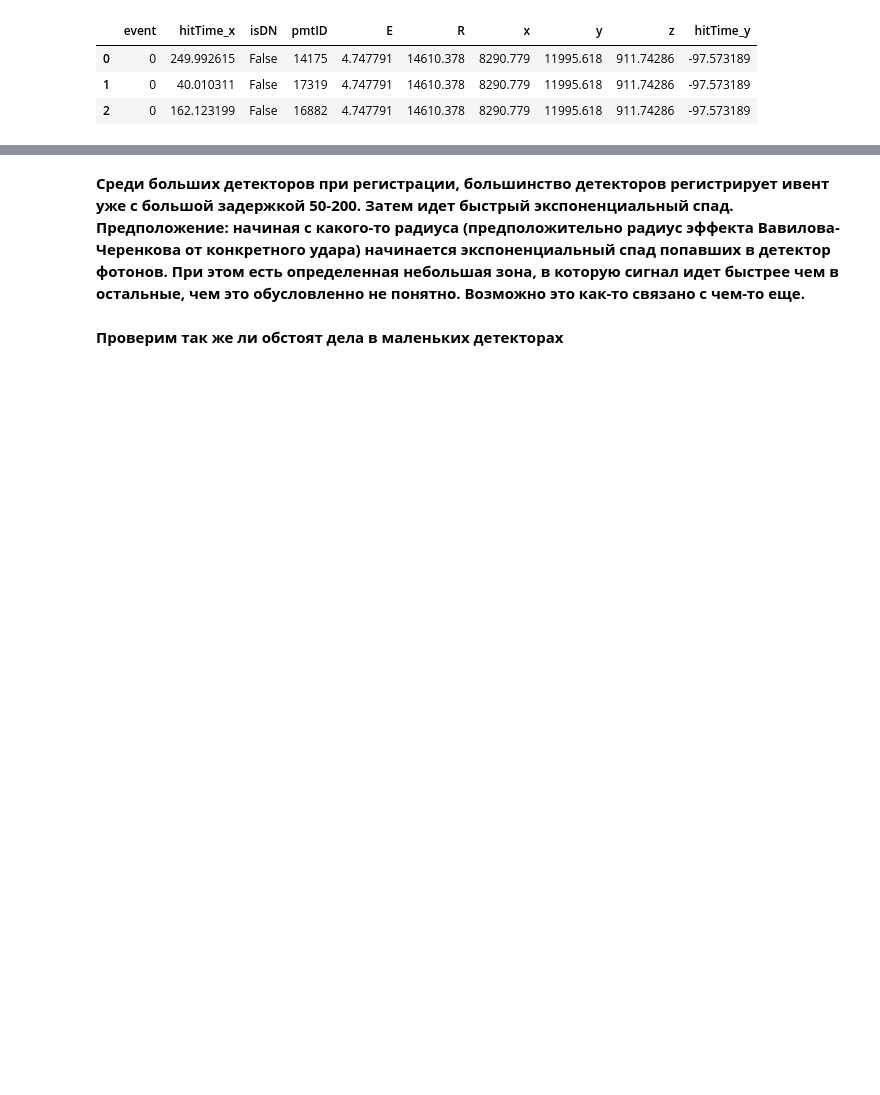
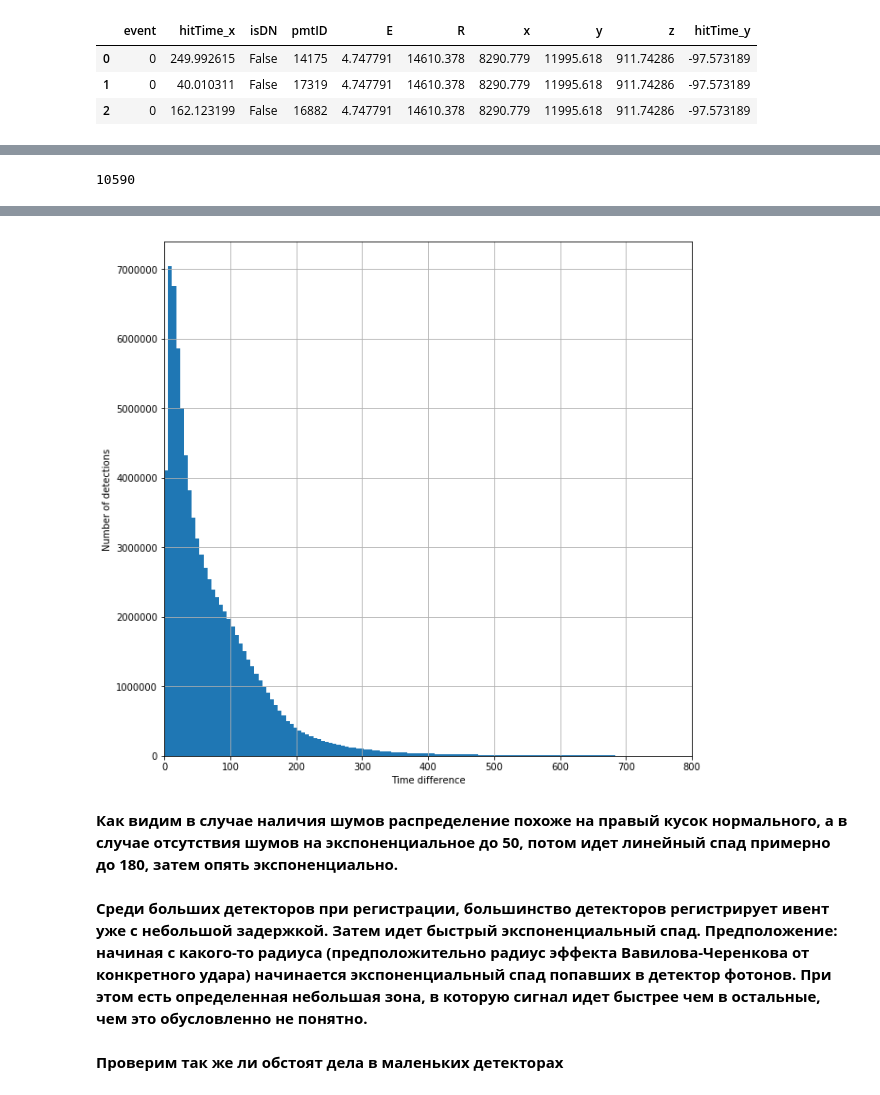
Before and after one commit to VProv/JUNO, a Jupyter notebook: notebooks/EDA.ipynb, the cells around one changed output, grey strips where cells are left out. Saved outputs shown, nothing was run; the diff lists cells and outputs as text; code cells hidden in the pictures; blank space fills up the shorter version.

```diff
--- a/notebooks/EDA.ipynb
+++ b/notebooks/EDA.ipynb
@@ -113,0 +116,7 @@ Wall time: 1.79 s
+# %%
+lpmt_energy = lpmt_hits.merge(train_info, left_on='event', right_on='evtID')
+lpmt_energy.drop('evtID', axis=1, inplace=True)
+# %%
+gc.collect()
+# %% [output]
+10590
@@ -113,0 +125,15 @@ Wall time: 1.79 s
+# %%
+event = lpmt_energy.groupby('event')['hitTime'].min()
+# %%
+event = pd.DataFrame(event)
+event['event_id'] = event.index
+lpmt_energy = lpmt_energy.merge(event, left_on='event', right_on='event_id')
+# %%
+time_difference = lpmt_energy['hitTime_x'] - lpmt_energy['hitTime_y']
+# %%
+%%time
+time_difference.hist(bins=150, figsize=(10,10))
+plt.xlabel("Time difference")
+plt.ylabel("Number of detections")
+plt.xlim(0,800)
+# %% [output]
@@ -114,5 +142,8 @@ Wall time: 1.79 s
+[figure, added]
+# %% [markdown]
+**Как видим в случае наличия шумов распределение похоже на правый кусок нормального, а в случае отсутствия шумов на экспоненциальное до 50, потом идет линейный спад примерно до 180, затем опять экспоненциально.**
 # %% [markdown]
-**Среди больших детекторов при регистрации, большинство детекторов регистрирует ивент уже с большой задержкой 50-200. Затем идет быстрый экспоненциальный спад. Предположение: начиная с какого-то радиуса (предположительно радиус эффекта Вавилова-Черенкова от конкретного удара) начинается экспоненциальный спад попавших в детектор фотонов. При этом есть определенная небольшая зона, в которую сигнал идет быстрее чем в остальные, чем это обусловленно не понятно. Возможно это как-то связано с чем-то еще.**
+**Среди больших детекторов при регистрации, большинство детекторов регистрирует ивент уже с небольшой задержкой. Затем идет быстрый экспоненциальный спад. Предположение: начиная с какого-то радиуса (предположительно радиус эффекта Вавилова-Черенкова от конкретного удара) начинается экспоненциальный спад попавших в детектор фотонов. При этом есть определенная небольшая зона, в которую сигнал идет быстрее чем в остальные, чем это обусловленно не понятно.**
 # %% [markdown]
 **Проверим так же ли обстоят дела в маленьких детекторах**
 # %%
```
Also changed, not shown: parts of 13 cells of this notebook.
